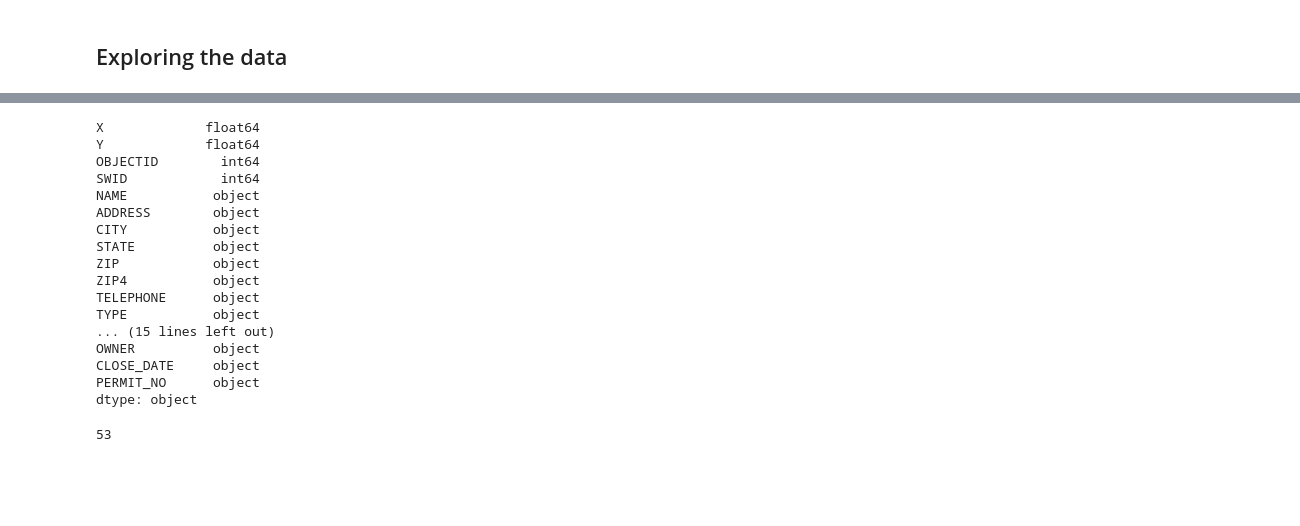
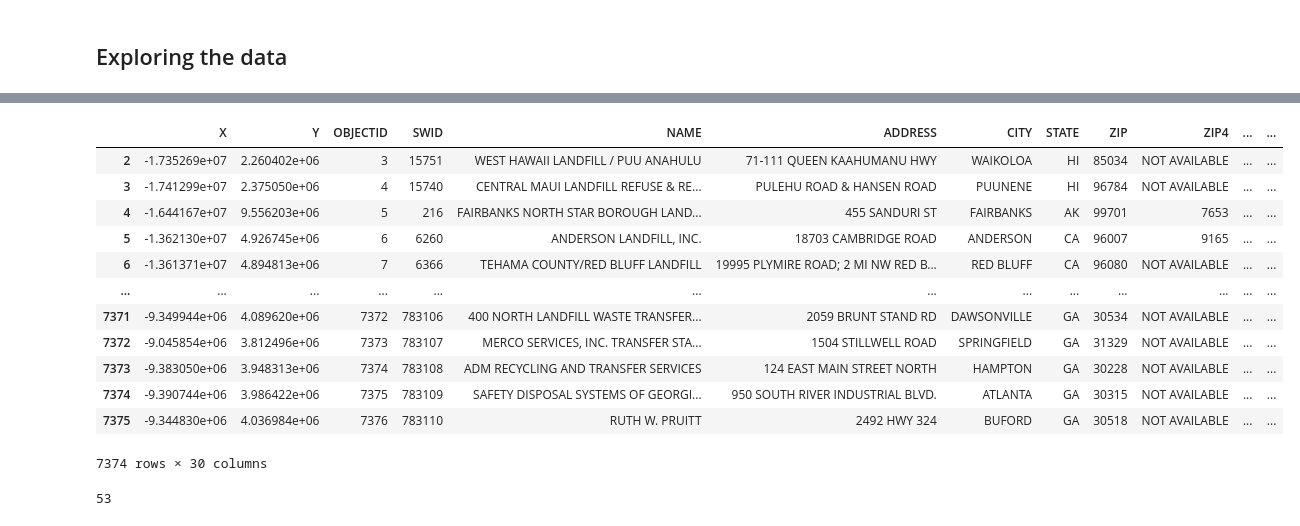
Before and after one commit to Spring-21-TA-Notebooks/Rahul-Notebooks, a Jupyter notebook: Week 5/week5_rahul.ipynb, the cells around one changed output, grey strips where cells are left out. Saved outputs shown, nothing was run; the diff lists cells and outputs as text; code cells hidden in the pictures; blank space fills up the shorter version.

```diff
--- a/Week 5/week5_rahul.ipynb
+++ b/Week 5/week5_rahul.ipynb
@@ -55,21 +49,17 @@ df_landfills.head(10)
-# %%
-df_landfills.dtypes
-# %% [output]
-X             float64
-Y             float64
-OBJECTID        int64
-SWID            int64
-NAME           object
-ADDRESS        object
-CITY           object
-STATE          object
-ZIP            object
-ZIP4           object
-TELEPHONE      object
-TYPE           object
-... (15 lines left out)
-OWNER          object
-CLOSE_DATE     object
-PERMIT_NO      object
-dtype: object
+# %%
+df_landfills.loc[2:]
+# %% [output]
+|  | X | Y | OBJECTID | SWID | NAME | ADDRESS | CITY | STATE | ZIP | ZIP4 | ... | ... |
+| 2 | -1.735269e+07 | 2.260402e+06 | 3 | 15751 | WEST HAWAII LANDFILL / PUU ANAHULU | 71-111 QUEEN KAAHUMANU HWY | WAIKOLOA | HI | 85034 | NOT AVAILABLE | ... | ... |
+| 3 | -1.741299e+07 | 2.375050e+06 | 4 | 15740 | CENTRAL MAUI LANDFILL REFUSE & RE... | PULEHU ROAD & HANSEN ROAD | PUUNENE | HI | 96784 | NOT AVAILABLE | ... | ... |
+| 4 | -1.644167e+07 | 9.556203e+06 | 5 | 216 | FAIRBANKS NORTH STAR BOROUGH LAND... | 455 SANDURI ST | FAIRBANKS | AK | 99701 | 7653 | ... | ... |
+| 5 | -1.362130e+07 | 4.926745e+06 | 6 | 6260 | ANDERSON LANDFILL, INC. | 18703 CAMBRIDGE ROAD | ANDERSON | CA | 96007 | 9165 | ... | ... |
+| 6 | -1.361371e+07 | 4.894813e+06 | 7 | 6366 | TEHAMA COUNTY/RED BLUFF LANDFILL | 19995 PLYMIRE ROAD; 2 MI NW RED B... | RED BLUFF | CA | 96080 | NOT AVAILABLE | ... | ... |
+| ... | ... | ... | ... | ... | ... | ... | ... | ... | ... | ... | ... | ... |
+| 7371 | -9.349944e+06 | 4.089620e+06 | 7372 | 783106 | 400 NORTH LANDFILL WASTE TRANSFER... | 2059 BRUNT STAND RD | DAWSONVILLE | GA | 30534 | NOT AVAILABLE | ... | ... |
+| 7372 | -9.045854e+06 | 3.812496e+06 | 7373 | 783107 | MERCO SERVICES, INC. TRANSFER STA... | 1504 STILLWELL ROAD | SPRINGFIELD | GA | 31329 | NOT AVAILABLE | ... | ... |
+| 7373 | -9.383050e+06 | 3.948313e+06 | 7374 | 783108 | ADM RECYCLING AND TRANSFER SERVICES | 124 EAST MAIN STREET NORTH | HAMPTON | GA | 30228 | NOT AVAILABLE | ... | ... |
+| 7374 | -9.390744e+06 | 3.986422e+06 | 7375 | 783109 | SAFETY DISPOSAL SYSTEMS OF GEORGI... | 950 SOUTH RIVER INDUSTRIAL BLVD. | ATLANTA | GA | 30315 | NOT AVAILABLE | ... | ... |
+| 7375 | -9.344830e+06 | 4.036984e+06 | 7376 | 783110 | RUTH W. PRUITT | 2492 HWY 324 | BUFORD | GA | 30518 | NOT AVAILABLE | ... | ... |
+7374 rows × 30 columns
 # %%
```
Also changed, not shown: parts of 9 cells of this notebook.
